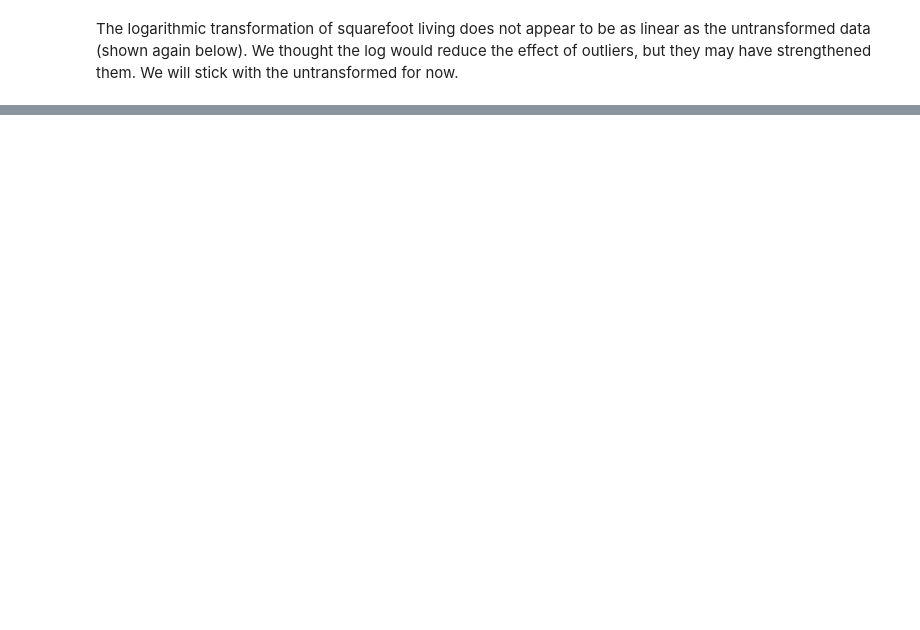
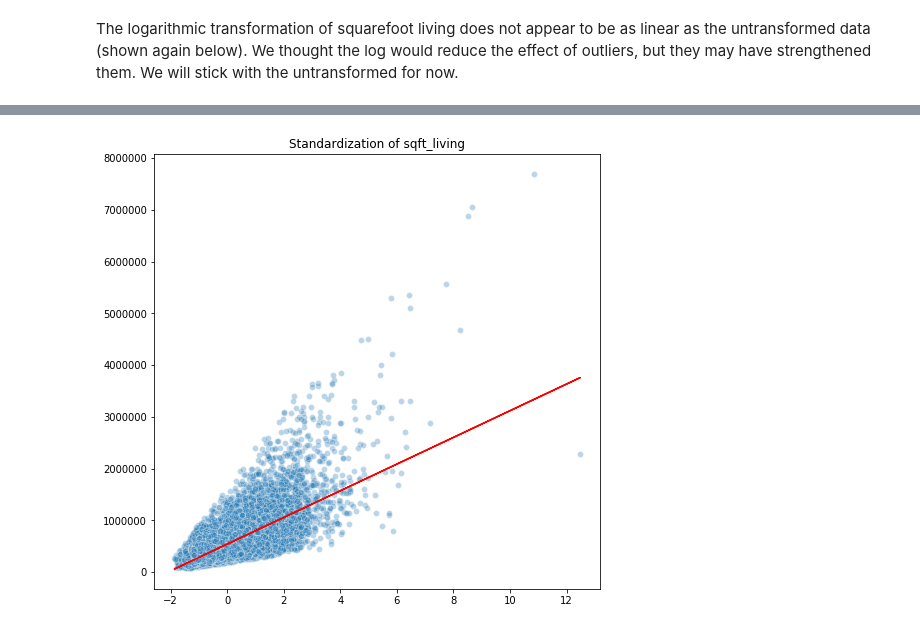
Before and after one commit to AlecMorgan/Housing-Price-Predictor, a Jupyter notebook: student.ipynb, the cells around one changed output, grey strips where cells are left out. Cells and saved outputs as stored; diff of their text form; code cells hidden in the pictures; blank space fills up the shorter version.

```diff
--- a/student.ipynb
+++ b/student.ipynb
@@ -247,0 +271,5 @@ NameError: name 'y_hat_minmax' is not defined
+# %%
+stand_sqft_liv = (x - np.mean(x)) / (np.sqrt(np.var(x)))
+form_stand = 'y~stand_sqft_liv'
+model_stand = ols(formula=form_stand, data=house_data).fit()
+model_stand.summary()
@@ -247,0 +296,13 @@ NameError: name 'y_hat_minmax' is not defined
+# %%
+linreg_stand = LinearRegression()
+linreg_stand.fit(stand_sqft_liv.reshape(-1, 1), y.reshape(-1, 1))
+
+y_hat_stand = linreg_stand.predict(stand_sqft_liv.reshape(-1,1))
+# %%
+plt.figure(figsize=(8, 8))
+sns.scatterplot(stand_sqft_liv, y, alpha=0.3)
+plt.plot(stand_sqft_liv, y_hat_stand, color='red')
+plt.title('Standardization of sqft_living')
+plt.show()
+# %% [output]
+[figure, added]
```
Also changed, not shown: parts of 17 cells of this notebook.
